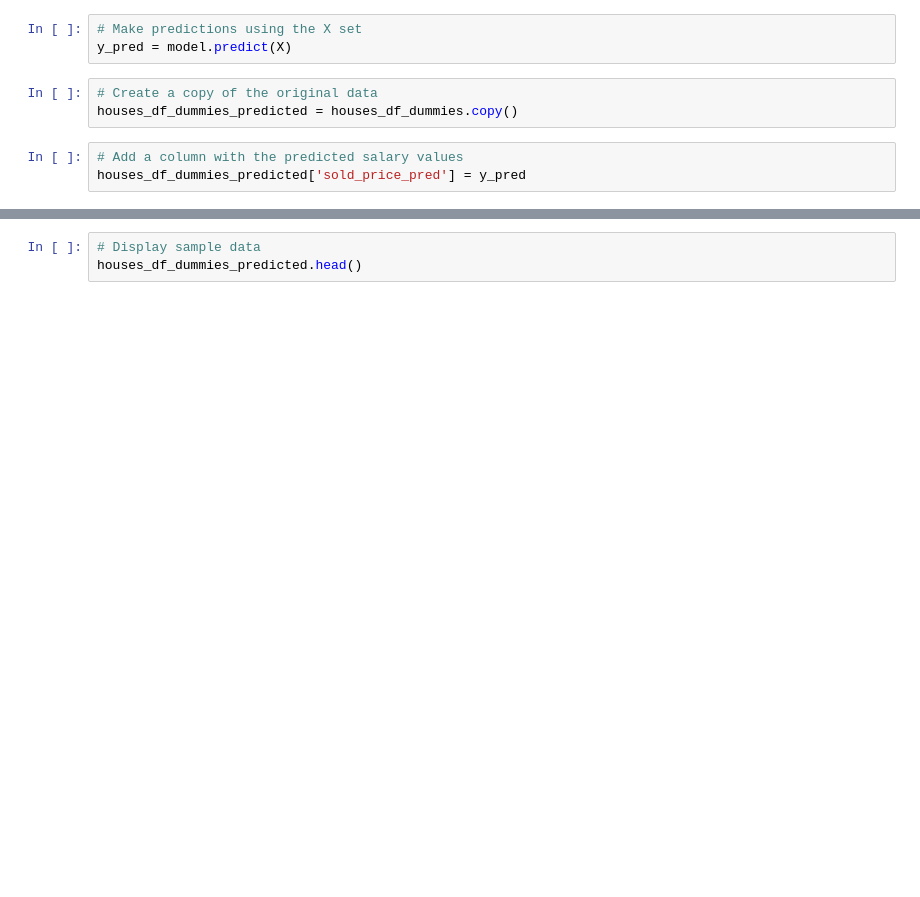
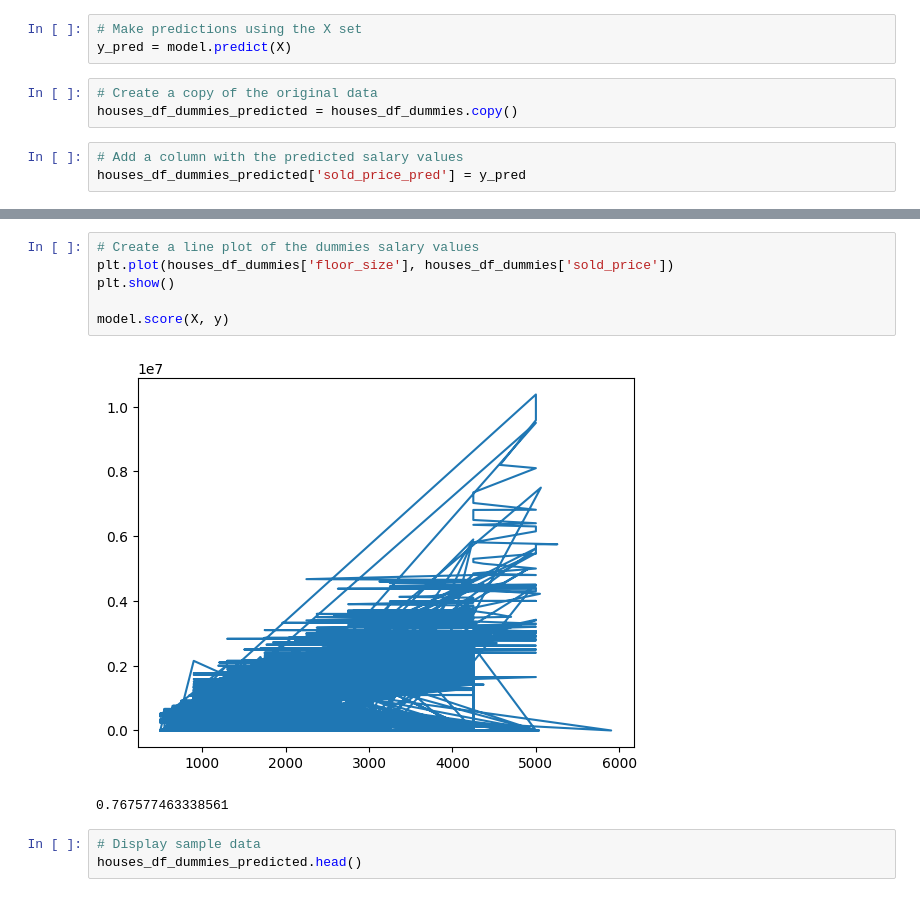
Before and after one commit to MaisieDeGraaf/Housing-Project_Final, a Jupyter notebook: linreg_housing.ipynb, the cells around one changed output, grey strips where cells are left out. Saved outputs shown, nothing was run; the diff lists cells and outputs as text; blank space fills up the shorter version.

```diff
--- a/linreg_housing.ipynb
+++ b/linreg_housing.ipynb
@@ -238,3 +318,12 @@ houses_df_dummies_predicted['sold_price_pred'] = y_pred
+# %%
+# Create a line plot of the dummies salary values
+plt.plot(houses_df_dummies['floor_size'], houses_df_dummies['sold_price'])
+plt.show()
+
+model.score(X, y)
+# %% [output]
+[figure, added]
+0.767577463338561
 # %%
 # Display sample data
 houses_df_dummies_predicted.head()
```
Also changed, not shown: parts of 22 cells of this notebook.
